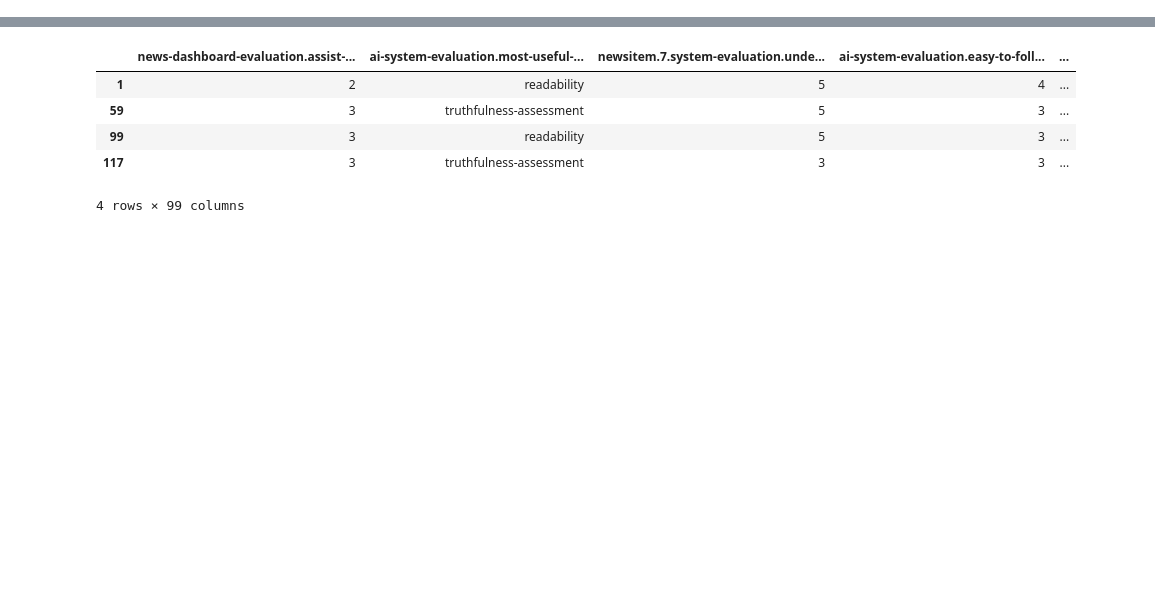
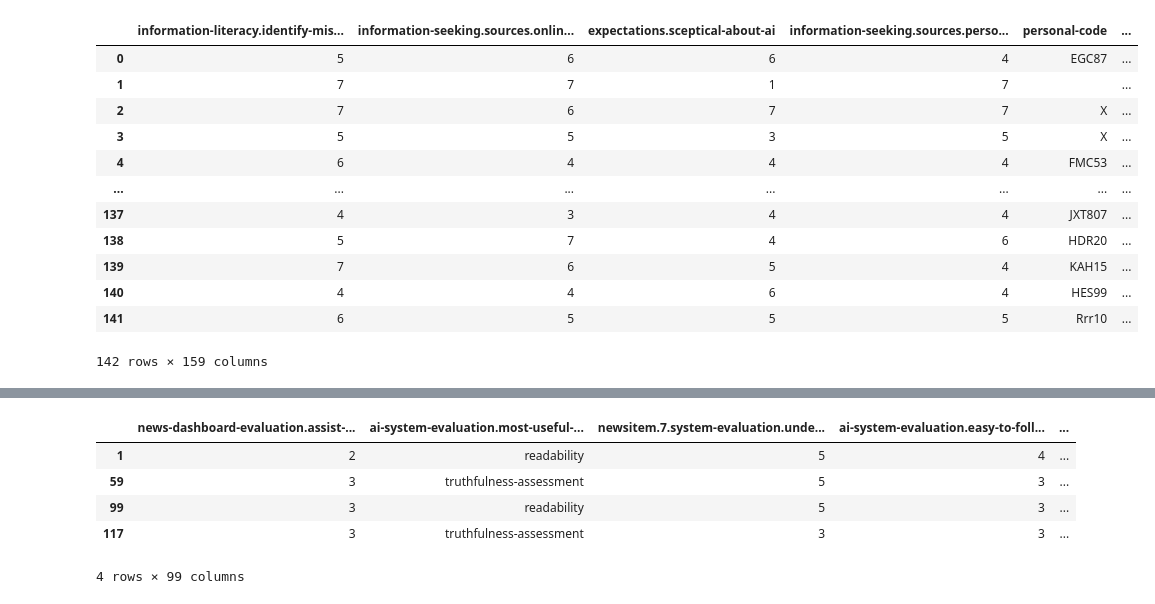
Before and after one commit to csomorbalazs/xai-experiment, a Jupyter notebook: postprocessing/Data_Cleaning_XAI.ipynb, the cells around one changed output, grey strips where cells are left out. Cells and saved outputs as stored; diff of their text form; code cells hidden in the pictures; blank space fills up the shorter version.

```diff
--- a/postprocessing/Data_Cleaning_XAI.ipynb
+++ b/postprocessing/Data_Cleaning_XAI.ipynb
@@ -65,7 +78,22 @@ df_v2_m = df_v2_m.drop(columns=["METADATA.PART"])
 # %%
 # merge df_v1_q and df_v1_m on swymerId,
 # only keep rows where aliasId is in both dataframes (inner join)
 # keep all columns from both and suffix them with .qualification and .main (e.g. for POINTS)
 df_v1 = pd.merge(df_v1_q, df_v1_m, on='swymerId', how='inner', suffixes=('.qualification', '.main'))
+df_v1
+# %% [output]
+|  | information-literacy.identify-mis... | information-seeking.sources.onlin... | expectations.sceptical-about-ai | information-seeking.sources.perso... | personal-code | ... |
+| 0 | 5 | 6 | 6 | 4 | EGC87 | ... |
+| 1 | 7 | 7 | 1 | 7 |  | ... |
+| 2 | 7 | 6 | 7 | 7 | X | ... |
+| 3 | 5 | 5 | 3 | 5 | X | ... |
+| 4 | 6 | 4 | 4 | 4 | FMC53 | ... |
+| ... | ... | ... | ... | ... | ... | ... |
+| 137 | 4 | 3 | 4 | 4 | JXT807 | ... |
+| 138 | 5 | 7 | 4 | 6 | HDR20 | ... |
+| 139 | 7 | 6 | 5 | 4 | KAH15 | ... |
+| 140 | 4 | 4 | 6 | 4 | HES99 | ... |
+| 141 | 6 | 5 | 5 | 5 | Rrr10 | ... |
+142 rows × 159 columns
 # %%
 # dataframe of participants who did the qualification task for v1 and the main task for v2
```
Also changed, not shown: parts of 14 cells of this notebook, 3 other files.
